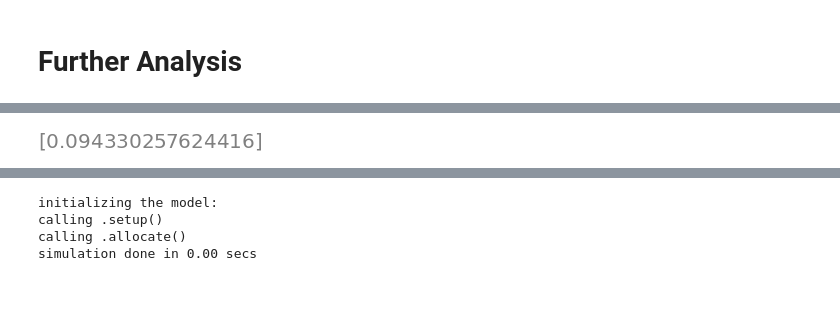
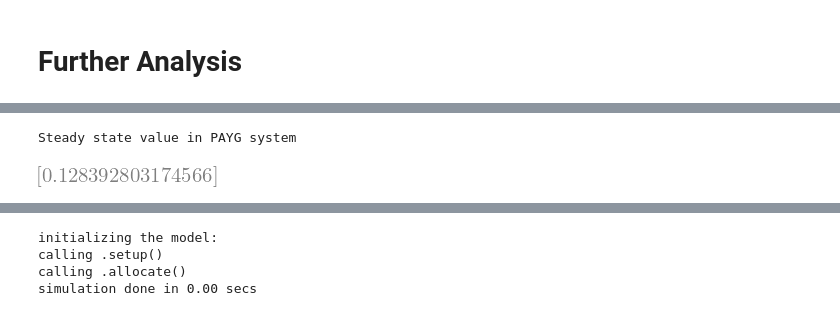
Before and after one commit to NumEconCopenhagen/projects-2024-daniel-og-lukas, a Jupyter notebook: modelproject/modelproject.ipynb, the cells around one changed output, grey strips where cells are left out. Drawn from its saved outputs; the diff is of its cells as text; code cells hidden in the pictures.

```diff
--- a/modelproject/modelproject.ipynb
+++ b/modelproject/modelproject.ipynb
@@ -284,6 +300,8 @@ Steady state solution in PAYG system
 # %%
 Steady_state_numsPAYG = sp.lambdify((rho,alpha,tau),steady_state_solution)
-Steady_state_numsPAYG(0.03, 0.35, 0.2)
+print("Steady state value in PAYG system")
+Steady_state_numsPAYG(0.03, 0.35, 0.1)
 # %% [output]
+Steady state value in PAYG system
-[figure, old version]
+[figure, new version]
 # %%
```
Also changed, not shown: parts of 35 cells of this notebook.
